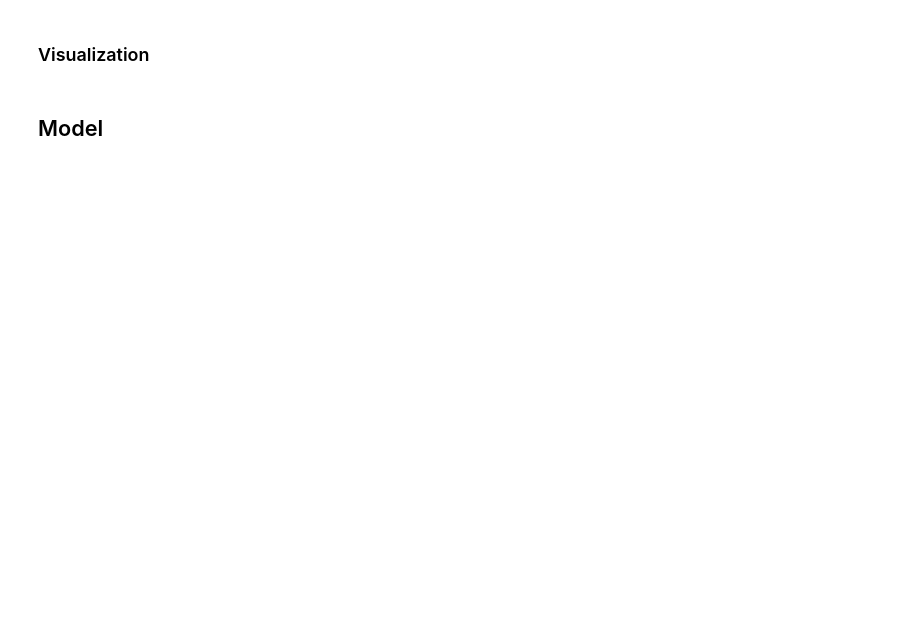
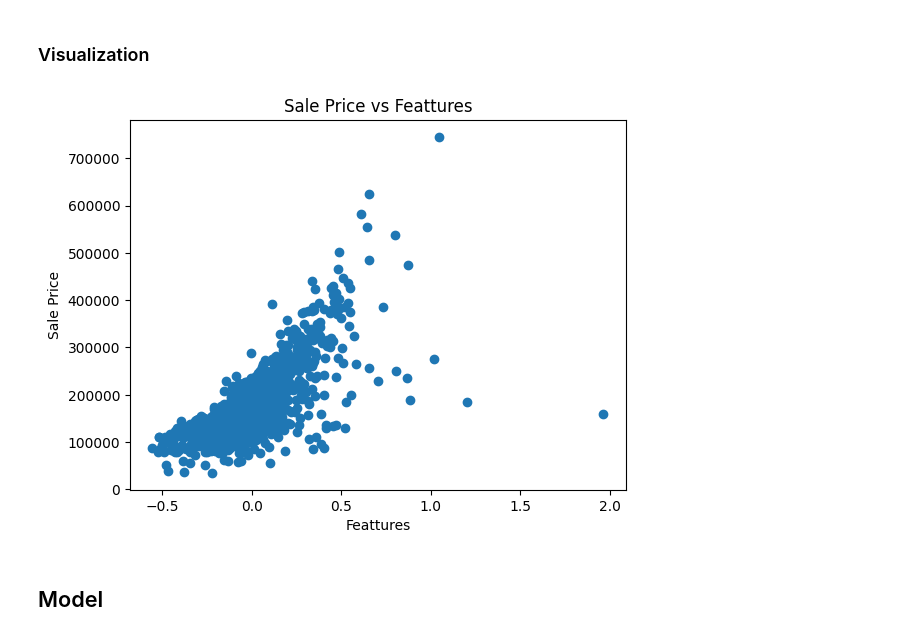
Before and after one commit to KingPhito/kaggle-competitions, a Jupyter notebook: notebooks/house-prices.ipynb, the cells around one changed output. Drawn from its saved outputs; the diff is of its cells as text; code cells hidden in the pictures; blank space fills up the shorter version.

```diff
--- a/notebooks/house-prices.ipynb
+++ b/notebooks/house-prices.ipynb
@@ -29,7 +115,7 @@ data.head()
 # %% [markdown]
 ### Cleaning and Preprocessing
 # %%
-data.drop(columns=['Id', 'Utilities'], inplace=True)
+data.drop(columns=['Id', 'Utilities', 'LotShape', 'MSSubClass', 'LandContour', 'LotConfig', 'LandSlope'], inplace=True)
 # %%
 def scale_features(col):
     if col.dtype == 'int64' or col.dtype == 'float64':
@@ -49,4 +134,4 @@ from sklearn.model_selection import train_test_split
 train, valid = train_test_split(data, test_size=0.2, random_state=42)
 # %%
-feattures = train.drop('SalePrice', axis=1)
+features = train.drop('SalePrice', axis=1)
 labels = train['SalePrice']
@@ -55,0 +138,3 @@ feattures.head()
+# %%
+features = clean_features(features)
+features.head()
@@ -56,11 +169,13 @@ feattures.head()
 # %% [markdown]
 ### Visualization
 # %%
-avg_feattures = pd.Series(feattures.loc[:, feattures.columns != 'Id'].mean(axis=1))
-plt.scatter(avg_feattures, labels)
+avg_features = pd.Series(features.loc[:, features.columns != 'Id'].mean(axis=1))
+plt.scatter(avg_features, labels)
 plt.xlabel('Feattures')
 plt.ylabel('Sale Price')
 plt.title('Sale Price vs Feattures')
 plt.show()
+# %% [output]
+[figure, added]
 # %% [markdown]
 ## Model
```
Also changed, not shown: parts of 25 cells of this notebook, 2 other files.
